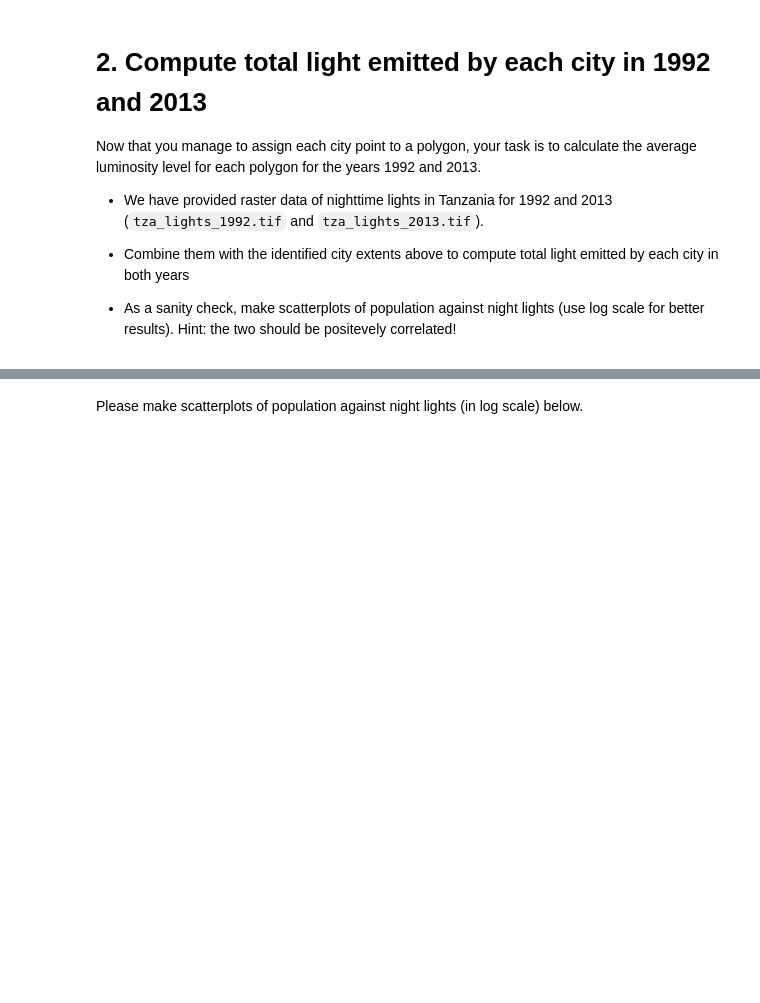
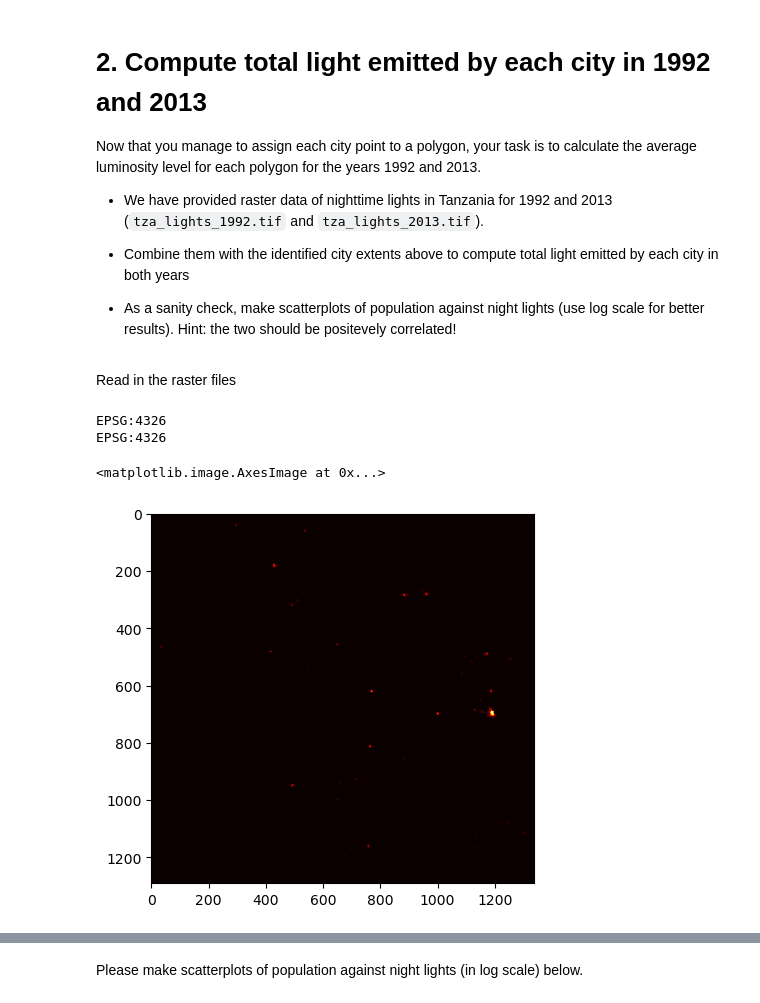
Before and after one commit to RobertMuturi/PYTHON, a Jupyter notebook: WHEELER INSTITUTE/GIS_Research_2023/assignment/code/storeygard_replication_assignment.ipynb, the cells around one changed output, grey strips where cells are left out. Cells and saved outputs as stored; diff of their text form; code cells hidden in the pictures; blank space fills up the shorter version.

```diff
--- a/WHEELER INSTITUTE/GIS_Research_2023/assignment/code/storeygard_replication_assignment.ipynb
+++ b/WHEELER INSTITUTE/GIS_Research_2023/assignment/code/storeygard_replication_assignment.ipynb
@@ -159,3 +199,22 @@ Now that you manage to assign each city point to a polygon, your task is to calc
 - Combine them with the identified city extents above to compute total light emitted by each city in both years
 
 - As a sanity check, make scatterplots of population against night lights (use log scale for better results). Hint: the two should be positevely correlated!
+# %% [markdown]
+Read in the raster files
+# %%
+#read in nightlights raster data
+tz_lights_1992 = rasterio.open(lights_dir/'tza_lights_1992.tif')
+tz_lights_2013 = rasterio.open(lights_dir/'tza_lights_2013.tif')
+# %%
+#view the crs of the lights data
+print(tz_lights_1992.crs)
+print(tz_lights_2013.crs)
+# %% [output]
+EPSG:4326
+EPSG:4326
+# %%
+#visualise the 1992 lights data
+plt.imshow(tz_lights_1992.read(1), cmap='hot')
+# %% [output]
+<matplotlib.image.AxesImage at 0x...>
+[figure, added]
```
Also changed, not shown: parts of 50 cells of this notebook.
